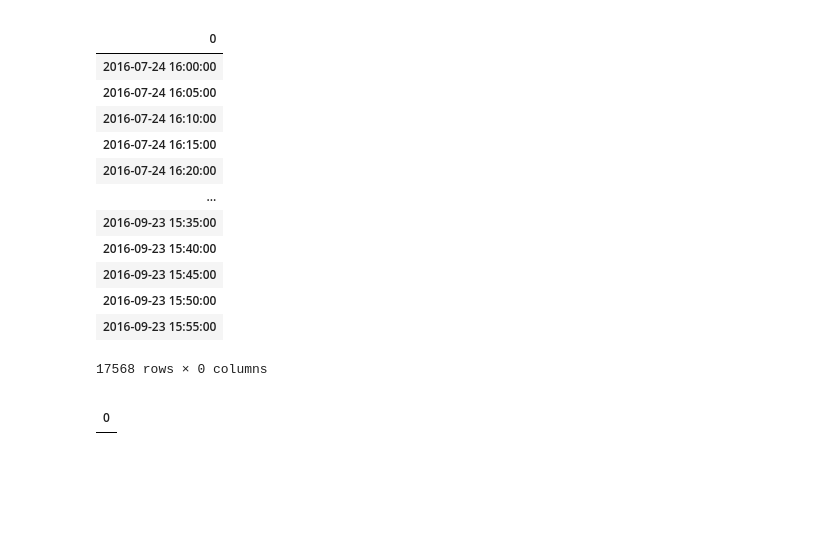
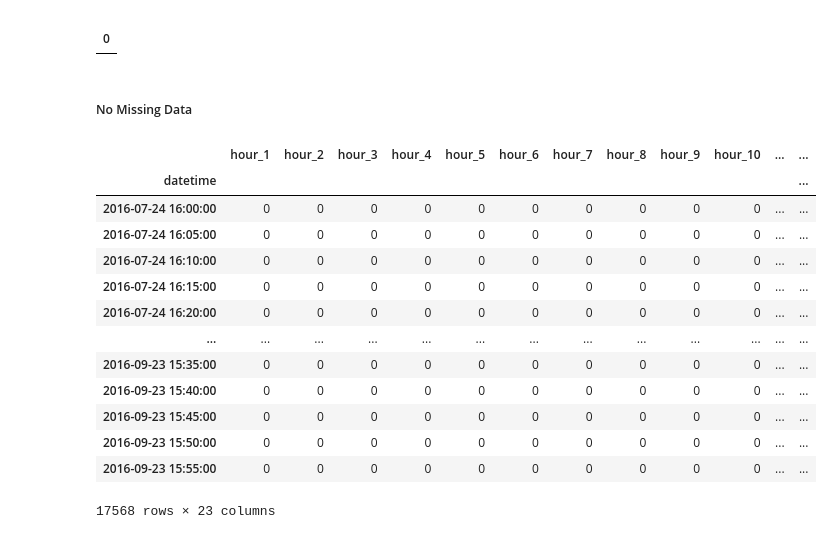
Before and after one commit to ChetanaRajabhoj/kagglex-project, a Jupyter notebook: notebooks/1.0-cr-process-data.ipynb, the cells around one changed output. Cells and saved outputs as stored; diff of their text form; code cells hidden in the pictures; blank space fills up the shorter version.

```diff
--- a/notebooks/1.0-cr-process-data.ipynb
+++ b/notebooks/1.0-cr-process-data.ipynb
@@ -4,6 +25,4 @@ import pandas as pd
 # %%
-dfcpu = pd.read_csv('../data/raw/cpu4.csv')
-dfcpu = dfcpu.sort_values(by='timestamp', ascending=True)
 dfcpu['datetime'] = pd.to_datetime(dfcpu['timestamp'],unit='s')
 dfcpu['date'] = dfcpu['datetime'].dt.date
 dfcpu['time'] = dfcpu['datetime'].dt.time
@@ -11,6 +30,10 @@ dfcpu['month'] = dfcpu['datetime'].dt.month_name()
 dfcpu['day'] = dfcpu['datetime'].dt.day_name()
 dfcpu['hour'] = dfcpu['datetime'].dt.hour
 dfcpu['minute'] = dfcpu['datetime'].dt.minute
-
-dfcpu.to_csv('../data/processed/cpu4.csv', index= False)
+dfcpu['value(t-1)'] =  dfcpu['value'].shift(1)
+dfcpu['value(t-2)'] =  dfcpu['value'].shift(2)
+dfcpu['value(t-3)'] =  dfcpu['value'].shift(3)
+dfcpu['value(t-4)'] =  dfcpu['value'].shift(4)
+dfcpu['value(t-5)'] =  dfcpu['value'].shift(5)
+dfcpu.set_index('datetime', inplace = True)
 # dfcpu = dfcpu.replace({'label': {0.0: False, 1.0: True}})
@@ -41,24 +40,34 @@ print(mindt, maxdt)
 # %%
+# Check for missing dates
+
+mindt = dfcpu.index.min()
+maxdt = dfcpu.index.max()
+# print(mindt, maxdt)
 date_range = pd.DataFrame(pd.date_range(mindt, maxdt, freq='5Min')).set_index(0)
-date_range
+# date_range
+missing_dates  = date_range[~date_range.index.isin(dfcpu.index)]
+missing_dates
 # %% [output]
 |  |
 | 0 |
-| 2016-07-24 16:00:00 |
-| 2016-07-24 16:05:00 |
-| 2016-07-24 16:10:00 |
-| 2016-07-24 16:15:00 |
-| 2016-07-24 16:20:00 |
-| ... |
-| 2016-09-23 15:35:00 |
-| 2016-09-23 15:40:00 |
-| 2016-09-23 15:45:00 |
-| 2016-09-23 15:50:00 |
-| 2016-09-23 15:55:00 |
-17568 rows × 0 columns
-# %%
-missing_dates  = date_range[~date_range.index.isin(dfcpu.index)]
-missing_dates
-# %% [output]
-|  |
-| 0 |
+# %% [markdown]
+##### No Missing Data
+# %%
+## dummy Encoding
+dfdummyhour = pd.DataFrame(data=pd.get_dummies(dfcpu.hour, drop_first=True, prefix="hour"))
+dfdummyhour
+# %% [output]
+|  | hour_1 | hour_2 | hour_3 | hour_4 | hour_5 | hour_6 | hour_7 | hour_8 | hour_9 | hour_10 | ... | ... |
+| datetime |  |  |  |  |  |  |  |  |  |  |  | ... |
+| 2016-07-24 16:00:00 | 0 | 0 | 0 | 0 | 0 | 0 | 0 | 0 | 0 | 0 | ... | ... |
+| 2016-07-24 16:05:00 | 0 | 0 | 0 | 0 | 0 | 0 | 0 | 0 | 0 | 0 | ... | ... |
+| 2016-07-24 16:10:00 | 0 | 0 | 0 | 0 | 0 | 0 | 0 | 0 | 0 | 0 | ... | ... |
+| 2016-07-24 16:15:00 | 0 | 0 | 0 | 0 | 0 | 0 | 0 | 0 | 0 | 0 | ... | ... |
+| 2016-07-24 16:20:00 | 0 | 0 | 0 | 0 | 0 | 0 | 0 | 0 | 0 | 0 | ... | ... |
+| ... | ... | ... | ... | ... | ... | ... | ... | ... | ... | ... | ... | ... |
+| 2016-09-23 15:35:00 | 0 | 0 | 0 | 0 | 0 | 0 | 0 | 0 | 0 | 0 | ... | ... |
+| 2016-09-23 15:40:00 | 0 | 0 | 0 | 0 | 0 | 0 | 0 | 0 | 0 | 0 | ... | ... |
+| 2016-09-23 15:45:00 | 0 | 0 | 0 | 0 | 0 | 0 | 0 | 0 | 0 | 0 | ... | ... |
+| 2016-09-23 15:50:00 | 0 | 0 | 0 | 0 | 0 | 0 | 0 | 0 | 0 | 0 | ... | ... |
+| 2016-09-23 15:55:00 | 0 | 0 | 0 | 0 | 0 | 0 | 0 | 0 | 0 | 0 | ... | ... |
+17568 rows × 23 columns
```
Also changed, not shown: parts of 11 cells of this notebook, 2 other files.
